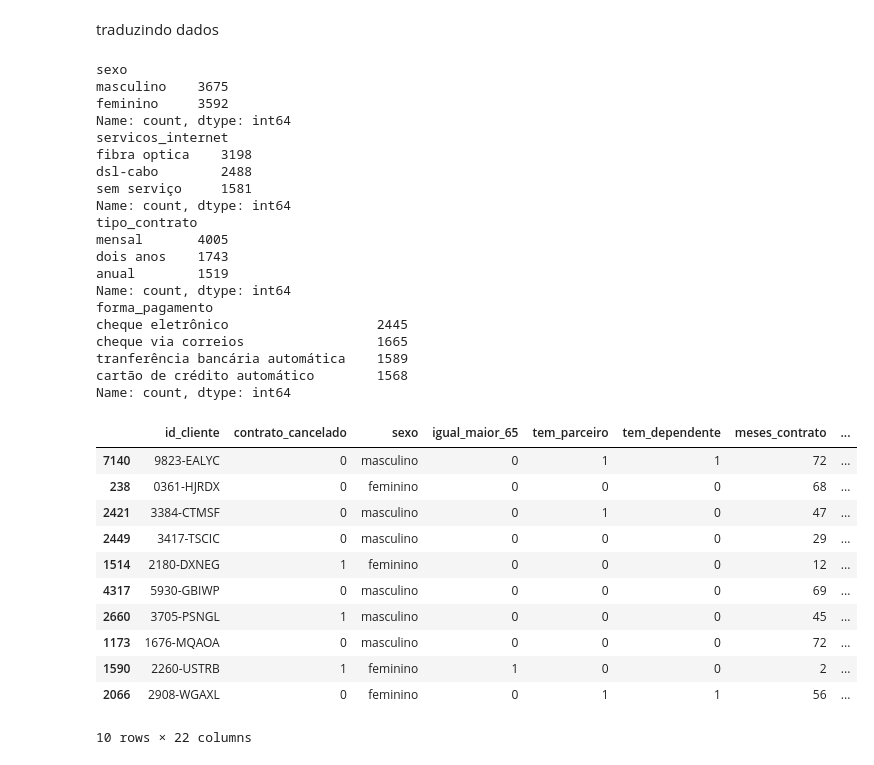
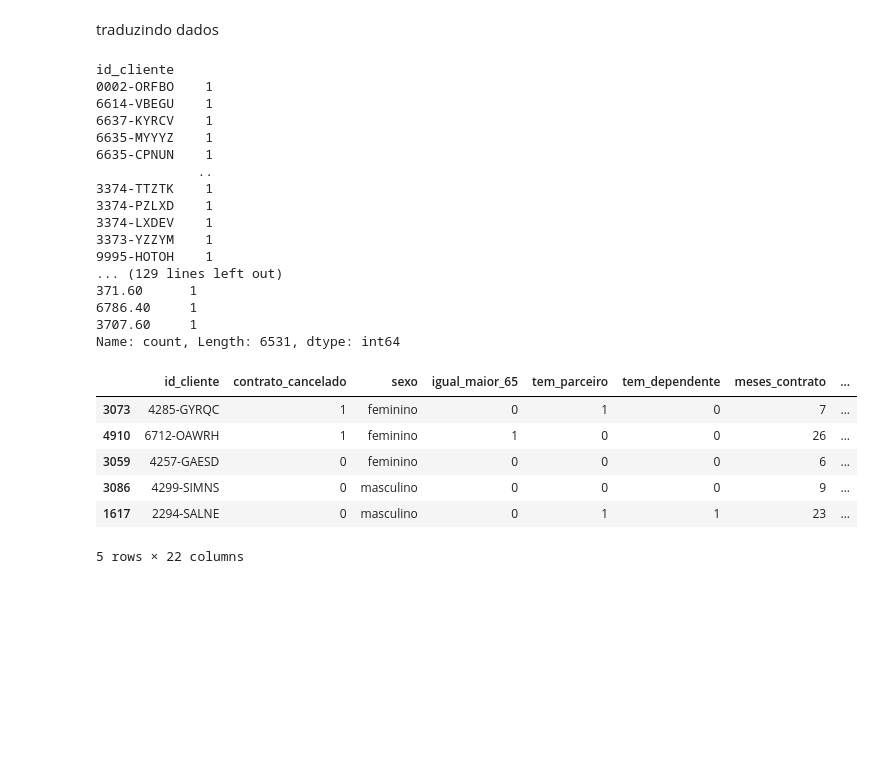
Before and after one commit to JhonCostaDev/Challenge_Telecom_X__Analise_de_evasao_de_clientes, a Jupyter notebook: etl _telecom_X.ipynb, the cells around one changed output. Saved outputs shown, nothing was run; the diff lists cells and outputs as text; code cells hidden in the pictures; blank space fills up the shorter version.

```diff
--- a/etl _telecom_X.ipynb
+++ b/etl _telecom_X.ipynb
@@ -224,7 +224,7 @@ Para padronizar os dados, estarei modificando as colunas com dados de valores **
 key_words = ['No', 'Yes', '', 'No phone service', 'No internet service']
 
 # Lista com valores que substituirão os dados nas colunas
-new_data = [0, 1, np.nan, 'not informed', 'not informed']
+new_data = [0, 1, -1, -1, -1]
 
 # Lista vazia que armazenará os nomes das colunas que terão os dados formatados.
 data_to_change = []
@@ -362,3 +335,0 @@ Todas as colunas alvo foram alteradas com sucesso para o padrão ideal, um peque
-# %%
-df['churn'] = df['churn'].astype('Int64')
-df['churn'].dtype
@@ -369,10 +336,3 @@ Mudando o tipo colunas com dados já tratados para int ou category
-# %%
-
-for col in data_to_change:
-    if len(df[col].unique()) == 2:
-        df[col] = df[col].astype(np.int64)
-    else:
-        df[col] = df[col].astype('category')
 # %%
 df.dtypes
 # %% [output]
@@ -687,44 +647,36 @@ dict_to_translate = {
     'credit card (automatic)': 'cartão de crédito automático'
     }
 # %%
-for col in to_translate:
+for col in df_br.columns.tolist():
     df_br[col] = df_br[col].replace(dict_to_translate)
 # %%
-for col in to_translate:
+for col in df_br.columns.tolist():
     print(df_br[col].value_counts())
 # %% [output]
-sexo
-masculino    3675
-feminino     3592
-Name: count, dtype: int64
-servicos_internet
-fibra optica    3198
-dsl-cabo        2488
-sem serviço     1581
-Name: count, dtype: int64
-tipo_contrato
-mensal       4005
-dois anos    1743
-anual        1519
-Name: count, dtype: int64
-forma_pagamento
-cheque eletrônico                   2445
-cheque via correios                 1665
-tranferência bancária automática    1589
-cartão de crédito automático        1568
-Name: count, dtype: int64
+id_cliente
+0002-ORFBO    1
+6614-VBEGU    1
+6637-KYRCV    1
+6635-MYYYZ    1
+6635-CPNUN    1
+             ..
+3374-TTZTK    1
+3374-PZLXD    1
+3374-LXDEV    1
+3373-YZZYM    1
+9995-HOTOH    1
+... (129 lines left out)
+371.60      1
+6786.40     1
+3707.60     1
+Name: count, Length: 6531, dtype: int64
 # %%
-df_br.sample(10)
+df_br.sample(5)
 # %% [output]
 |  | id_cliente | contrato_cancelado | sexo | igual_maior_65 | tem_parceiro | tem_dependente | meses_contrato | ... |
-| 7140 | 9823-EALYC | 0 | masculino | 0 | 1 | 1 | 72 | ... |
-| 238 | 0361-HJRDX | 0 | feminino | 0 | 0 | 0 | 68 | ... |
-| 2421 | 3384-CTMSF | 0 | masculino | 0 | 1 | 0 | 47 | ... |
-| 2449 | 3417-TSCIC | 0 | masculino | 0 | 0 | 0 | 29 | ... |
-| 1514 | 2180-DXNEG | 1 | feminino | 0 | 0 | 0 | 12 | ... |
-| 4317 | 5930-GBIWP | 0 | masculino | 0 | 0 | 0 | 69 | ... |
-| 2660 | 3705-PSNGL | 1 | masculino | 0 | 0 | 0 | 45 | ... |
-| 1173 | 1676-MQAOA | 0 | masculino | 0 | 0 | 0 | 72 | ... |
-| 1590 | 2260-USTRB | 1 | feminino | 1 | 0 | 0 | 2 | ... |
-| 2066 | 2908-WGAXL | 0 | feminino | 0 | 1 | 1 | 56 | ... |
+| 3073 | 4285-GYRQC | 1 | feminino | 0 | 1 | 0 | 7 | ... |
+| 4910 | 6712-OAWRH | 1 | feminino | 1 | 0 | 0 | 26 | ... |
+| 3059 | 4257-GAESD | 0 | feminino | 0 | 0 | 0 | 6 | ... |
+| 3086 | 4299-SIMNS | 0 | masculino | 0 | 0 | 0 | 9 | ... |
+| 1617 | 2294-SALNE | 0 | masculino | 0 | 1 | 1 | 23 | ... |
-10 rows × 22 columns
+5 rows × 22 columns
```
Also changed, not shown: parts of 23 cells of this notebook, 5 other files.
